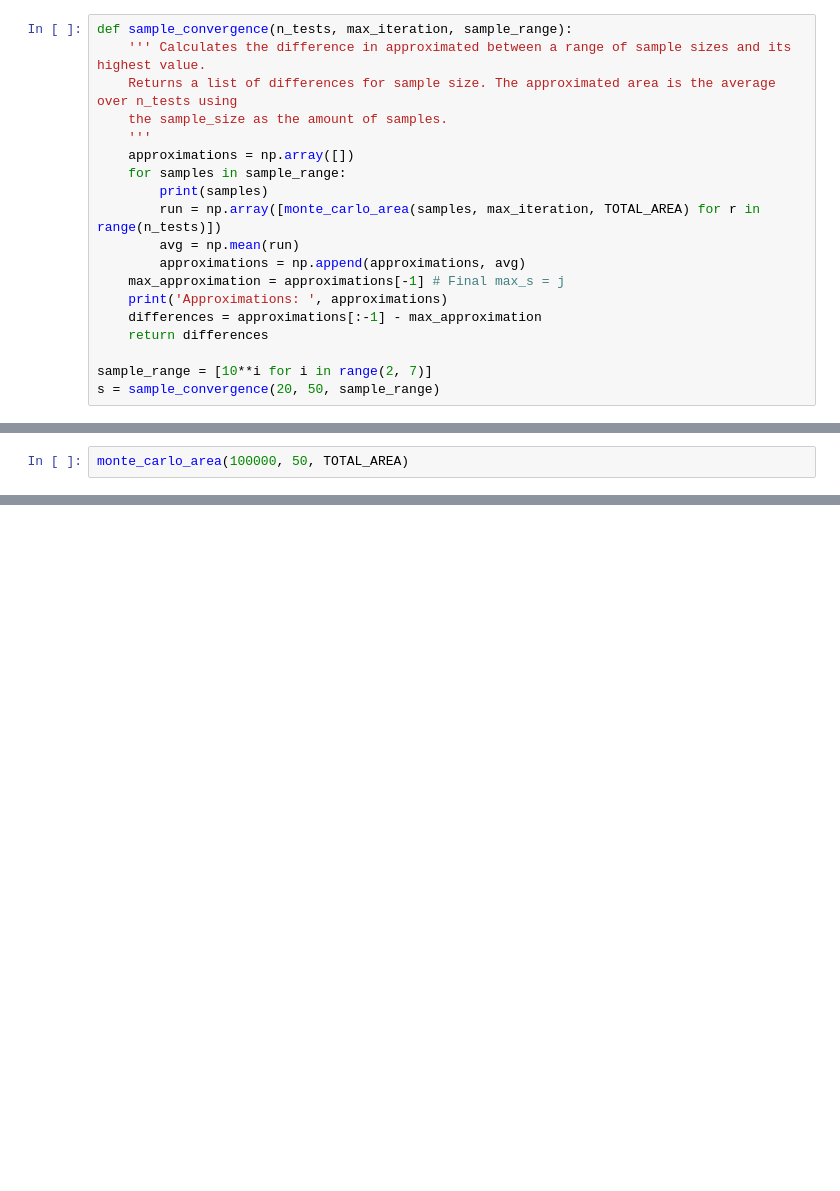
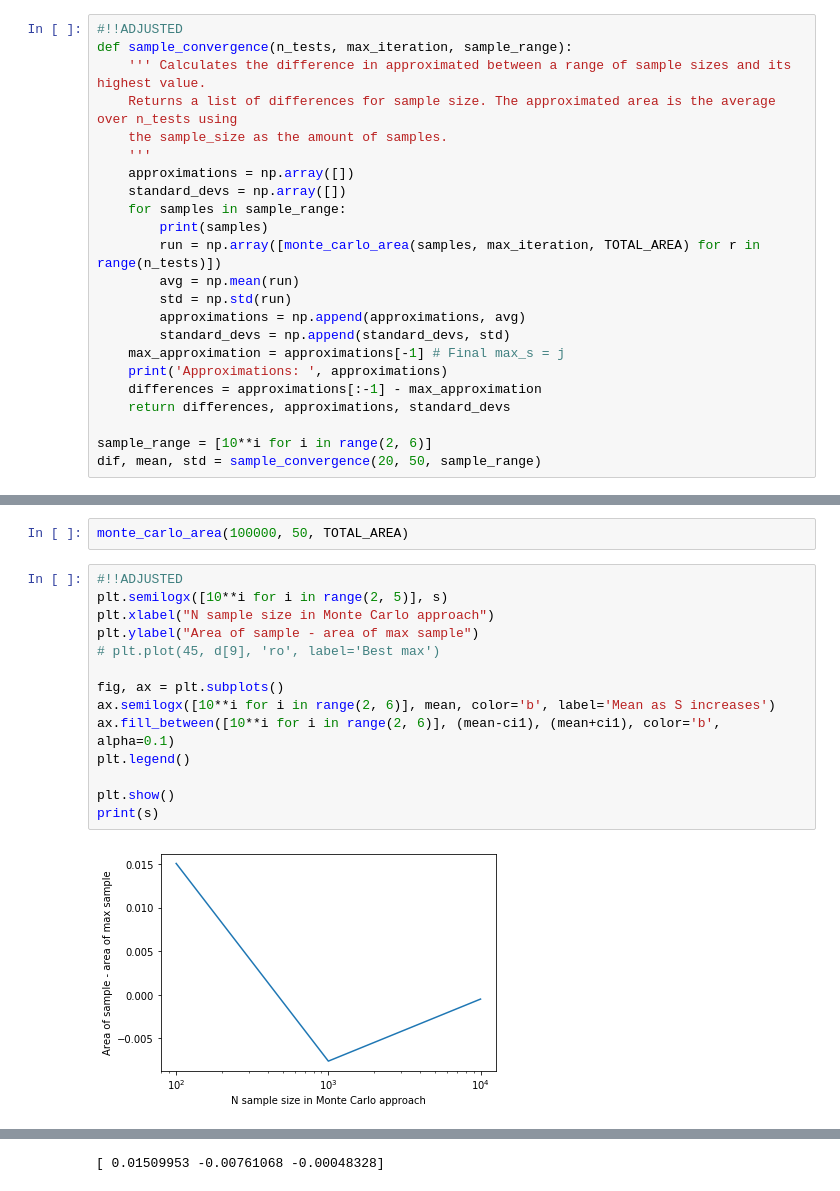
Before and after one commit to DaVinkie/StochSim, a Jupyter notebook: Mandelbrot.ipynb, the cells around one changed output, grey strips where cells are left out. Cells and saved outputs as stored; diff of their text form; blank space fills up the shorter version.

```diff
--- a/Mandelbrot.ipynb
+++ b/Mandelbrot.ipynb
@@ -119,19 +153,23 @@ of more than 50 are generally not worth the processing time.''')
 # %%
+#!!ADJUSTED
 def sample_convergence(n_tests, max_iteration, sample_range):
     ''' Calculates the difference in approximated between a range of sample sizes and its highest value.
     Returns a list of differences for sample size. The approximated area is the average over n_tests using
     the sample_size as the amount of samples.
     '''
     approximations = np.array([])
+    standard_devs = np.array([])
     for samples in sample_range:
         print(samples)
         run = np.array([monte_carlo_area(samples, max_iteration, TOTAL_AREA) for r in range(n_tests)])
         avg = np.mean(run)
+        std = np.std(run)
         approximations = np.append(approximations, avg)
+        standard_devs = np.append(standard_devs, std)
     max_approximation = approximations[-1] # Final max_s = j
     print('Approximations: ', approximations)
     differences = approximations[:-1] - max_approximation
-    return differences
+    return differences, approximations, standard_devs
 
-sample_range = [10**i for i in range(2, 7)]
-s = sample_convergence(20, 50, sample_range)
+sample_range = [10**i for i in range(2, 6)]
+dif, mean, std = sample_convergence(20, 50, sample_range)
@@ -138,2 +182,18 @@ s = sample_convergence(20, 50, sample_range)
 # %%
 monte_carlo_area(100000, 50, TOTAL_AREA)
+# %%
+#!!ADJUSTED
+plt.semilogx([10**i for i in range(2, 5)], s)
+plt.xlabel("N sample size in Monte Carlo approach")
+plt.ylabel("Area of sample - area of max sample")
+# plt.plot(45, d[9], 'ro', label='Best max')
+
+fig, ax = plt.subplots()
+ax.semilogx([10**i for i in range(2, 6)], mean, color='b', label='Mean as S increases')
+ax.fill_between([10**i for i in range(2, 6)], (mean-ci1), (mean+ci1), color='b', alpha=0.1)
+plt.legend()
+
+plt.show()
+print(s)
+# %% [output]
+[figure, added]
@@ -139,0 +201 @@ monte_carlo_area(100000, 50, TOTAL_AREA)
+[ 0.01509953 -0.00761068 -0.00048328]
```
Also changed, not shown: parts of 25 cells of this notebook.
